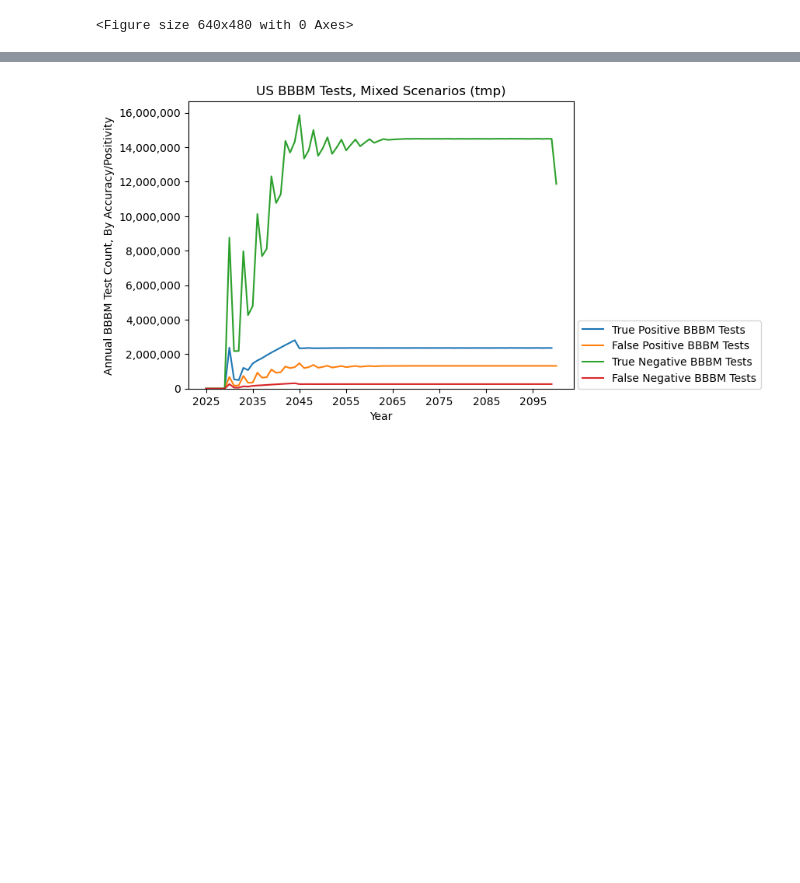
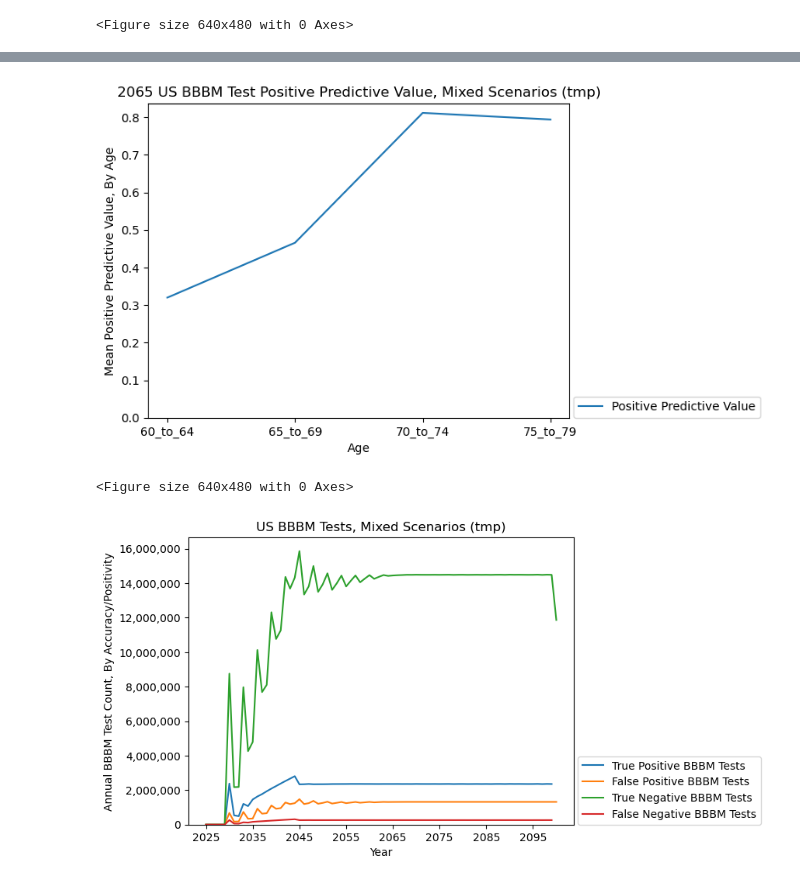
Before and after one commit to ihmeuw/vivarium_research_alzheimers, a Jupyter notebook: plots/plots_nov_11.ipynb, the cells around one changed output, grey strips where cells are left out. Saved outputs shown, nothing was run; the diff lists cells and outputs as text; code cells hidden in the pictures; blank space fills up the shorter version.

```diff
--- a/plots/plots_nov_11.ipynb
+++ b/plots/plots_nov_11.ipynb
@@ -652,4 +709,18 @@ make_forecast_plot(
 <Figure size 640x480 with 0 Axes>
+# %%
+# df = calc_ppv("Age").drop("Year", axis=1)
+# df = df.groupby(list(df.columns.difference(["Mean"], sort=False))).mean().reset_index()
+df = calc_ppv("Age")
+df = df[df["Year"] == 2065]
+make_age_plot(
+    df,
+    "2065 US BBBM Test Positive Predictive Value, Mixed Scenarios (tmp)",
+    "Mean Positive Predictive Value, By Age",
+    "Measure",
+)
+# %% [output]
+[figure, added]
+<Figure size 640x480 with 0 Axes>
 # %%
 make_forecast_plot(
     concat_all_tests(),
```
Also changed, not shown: parts of 5 cells of this notebook.
